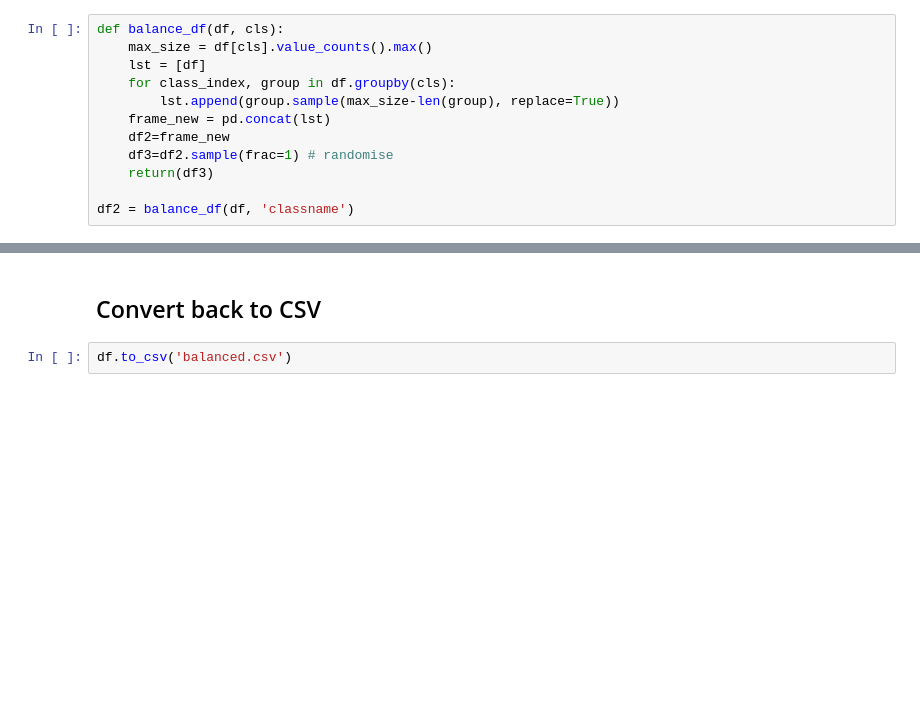
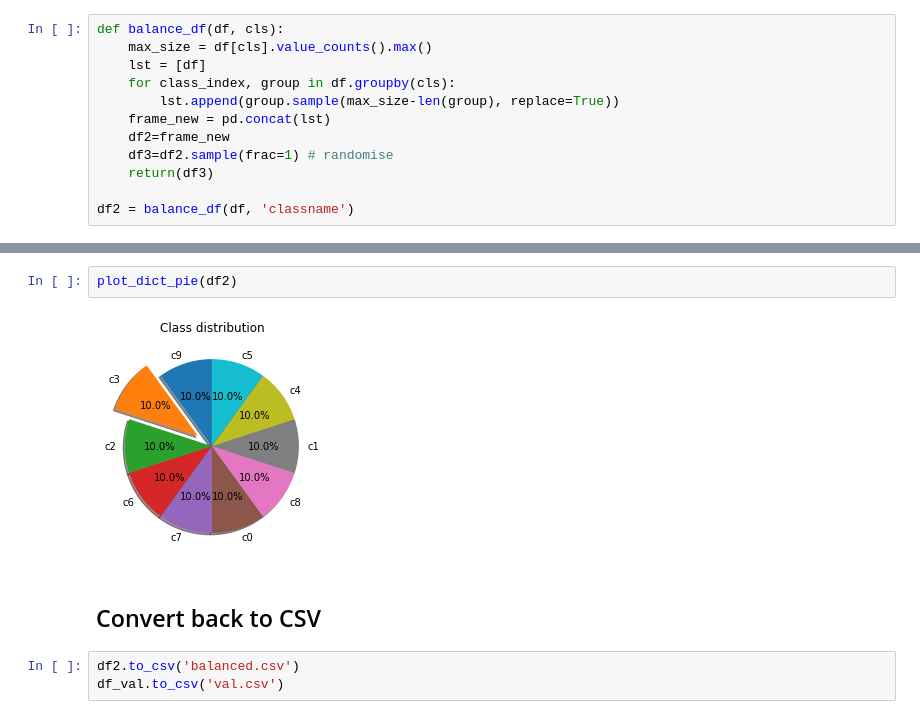
Before and after one commit to Mainakdeb/eyes-on-the-road, a Jupyter notebook: pre-process-data.ipynb, the cells around one changed output, grey strips where cells are left out. Saved outputs shown, nothing was run; the diff lists cells and outputs as text; blank space fills up the shorter version.

```diff
--- a/pre-process-data.ipynb
+++ b/pre-process-data.ipynb
@@ -93,4 +93,9 @@ plot_dict_pie(balanced_dt)
+# %%
+plot_dict_pie(df2)
+# %% [output]
+[figure, added]
 # %% [markdown]
 ## Convert back to CSV
 # %%
-df.to_csv('balanced.csv')
+df2.to_csv('balanced.csv')
+df_val.to_csv('val.csv')
```
Also changed, not shown: parts of 9 cells of this notebook.
